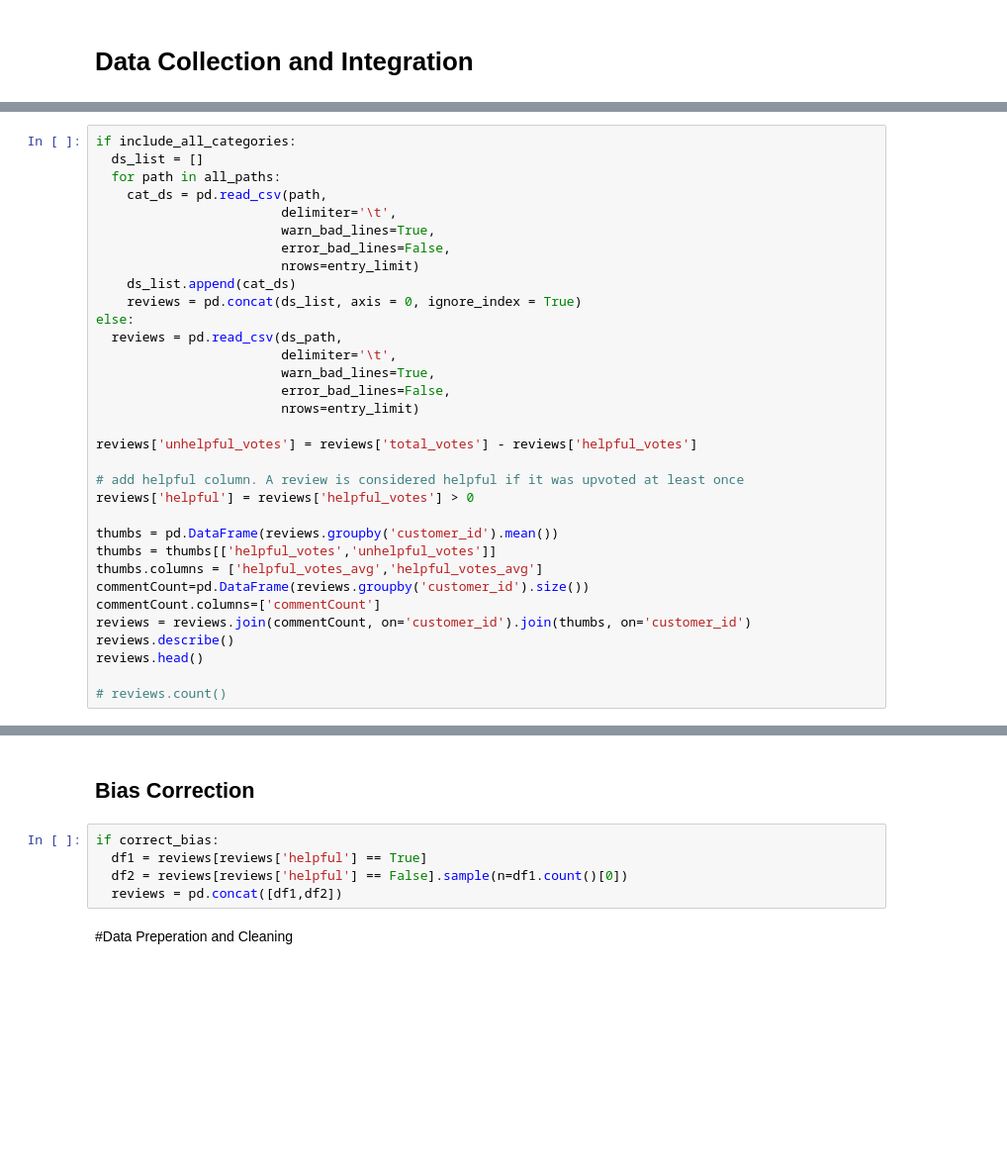
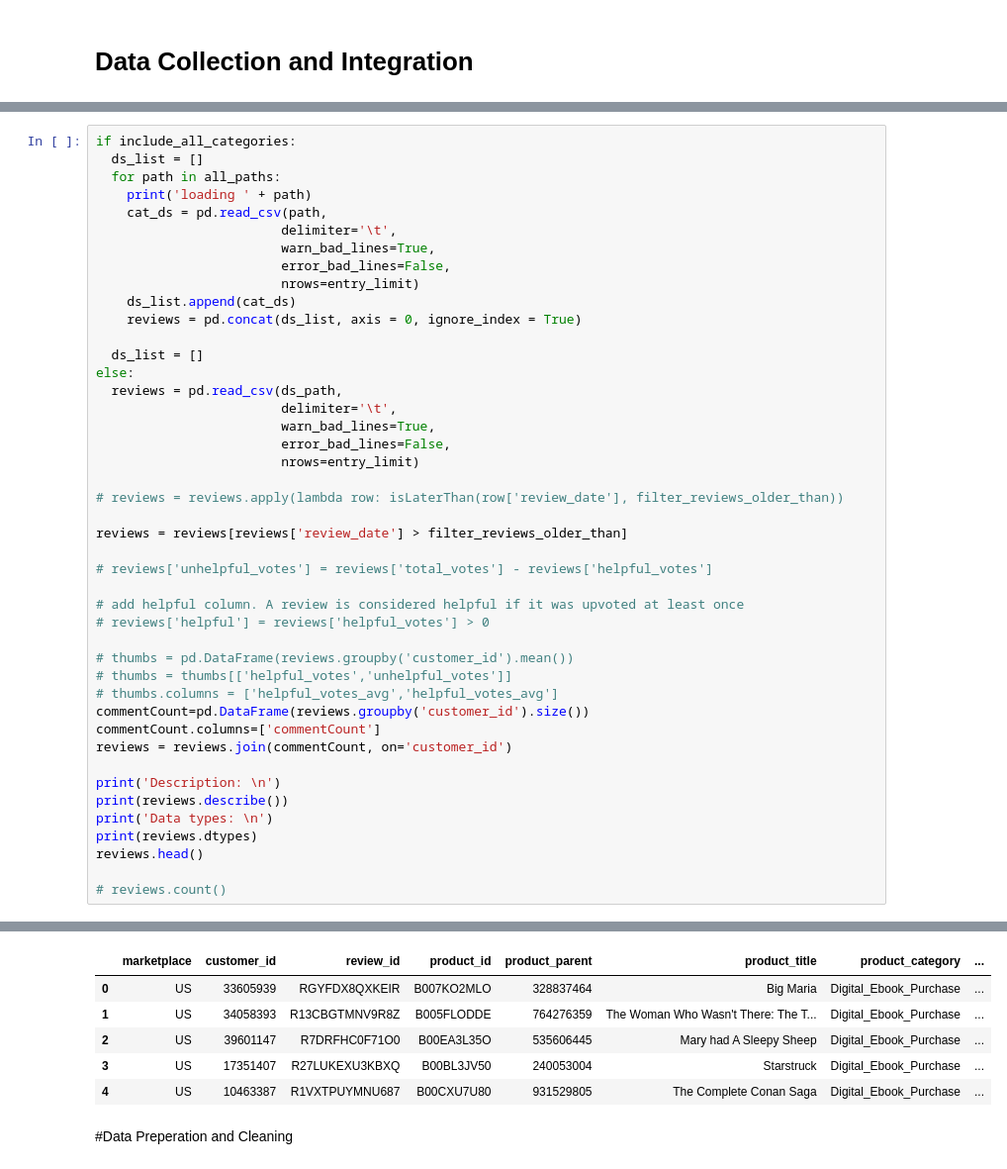
Before and after one commit to danielka223/ds_workshop, a Jupyter notebook: dsWorkshopAmazon.ipynb, the cells around one changed output, grey strips where cells are left out. Shown at 99% size. Cells and saved outputs as stored; diff of their text form; blank space fills up the shorter version.

```diff
--- a/dsWorkshopAmazon.ipynb
+++ b/dsWorkshopAmazon.ipynb
@@ -173,6 +177,7 @@ all_paths = [root + filename for filename in file_names]
 if include_all_categories:
   ds_list = []
   for path in all_paths:
+    print('loading ' + path)
     cat_ds = pd.read_csv(path,
                         delimiter='\t',
                         warn_bad_lines=True,
@@ -180,6 +185,8 @@ if include_all_categories:
                         nrows=entry_limit)
     ds_list.append(cat_ds)
     reviews = pd.concat(ds_list, axis = 0, ignore_index = True)
+
+  ds_list = []
 else:
   reviews = pd.read_csv(ds_path,
                         delimiter='\t',
@@ -187,18 +194,27 @@ else:
                         error_bad_lines=False,
                         nrows=entry_limit)
 
-reviews['unhelpful_votes'] = reviews['total_votes'] - reviews['helpful_votes']
+# reviews = reviews.apply(lambda row: isLaterThan(row['review_date'], filter_reviews_older_than))
+
+reviews = reviews[reviews['review_date'] > filter_reviews_older_than]
+
+# reviews['unhelpful_votes'] = reviews['total_votes'] - reviews['helpful_votes']
 
 # add helpful column. A review is considered helpful if it was upvoted at least once
-reviews['helpful'] = reviews['helpful_votes'] > 0
+# reviews['helpful'] = reviews['helpful_votes'] > 0
 
-thumbs = pd.DataFrame(reviews.groupby('customer_id').mean())
-thumbs = thumbs[['helpful_votes','unhelpful_votes']]
-thumbs.columns = ['helpful_votes_avg','helpful_votes_avg']
+# thumbs = pd.DataFrame(reviews.groupby('customer_id').mean())
+# thumbs = thumbs[['helpful_votes','unhelpful_votes']]
+# thumbs.columns = ['helpful_votes_avg','helpful_votes_avg']
 commentCount=pd.DataFrame(reviews.groupby('customer_id').size())
 commentCount.columns=['commentCount']
-reviews = reviews.join(commentCount, on='customer_id').join(thumbs, on='customer_id')
-reviews.describe()
+reviews = reviews.join(commentCount, on='customer_id')
+
+print('Description: \n')
+print(reviews.describe())
+print('Data types: \n')
+print(reviews.dtypes)
 reviews.head()
 
 # reviews.count()
+# %% [output]
@@ -205,10 +238,9 @@ reviews.head()
+|  | marketplace | customer_id | review_id | product_id | product_parent | product_title | product_category | ... |
+| 0 | US | 33605939 | RGYFDX8QXKEIR | B007KO2MLO | 328837464 | Big Maria | Digital_Ebook_Purchase | ... |
+| 1 | US | 34058393 | R13CBGTMNV9R8Z | B005FLODDE | 764276359 | The Woman Who Wasn't There: The T... | Digital_Ebook_Purchase | ... |
+| 2 | US | 39601147 | R7DRFHC0F71O0 | B00EA3L35O | 535606445 | Mary had A Sleepy Sheep | Digital_Ebook_Purchase | ... |
+| 3 | US | 17351407 | R27LUKEXU3KBXQ | B00BL3JV50 | 240053004 | Starstruck | Digital_Ebook_Purchase | ... |
+| 4 | US | 10463387 | R1VXTPUYMNU687 | B00CXU7U80 | 931529805 | The Complete Conan Saga | Digital_Ebook_Purchase | ... |
-# %% [markdown]
-## Bias Correction
-# %%
-if correct_bias:
-  df1 = reviews[reviews['helpful'] == True]
-  df2 = reviews[reviews['helpful'] == False].sample(n=df1.count()[0])
-  reviews = pd.concat([df1,df2])
 # %% [markdown]
 #Data Preperation and Cleaning
 # %% [markdown]
```
Also changed, not shown: parts of 18 cells of this notebook.
